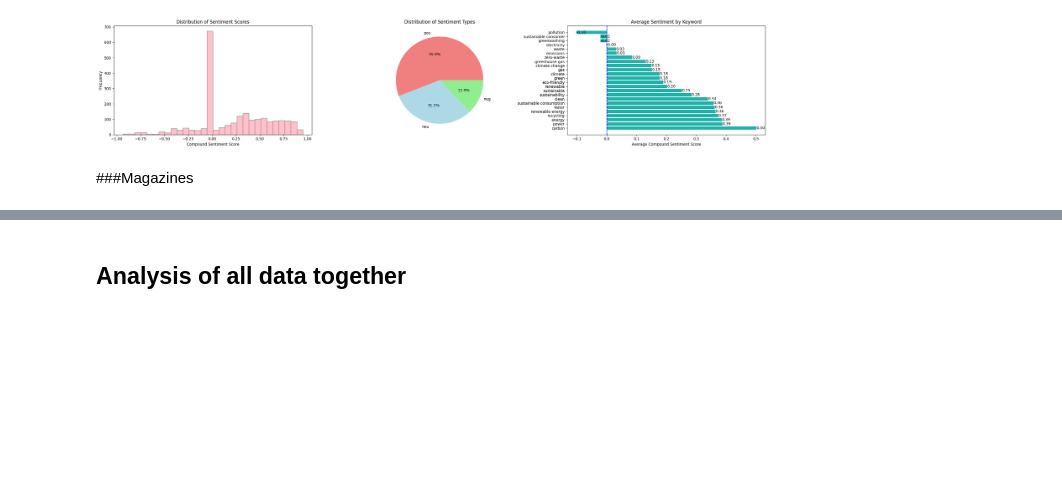
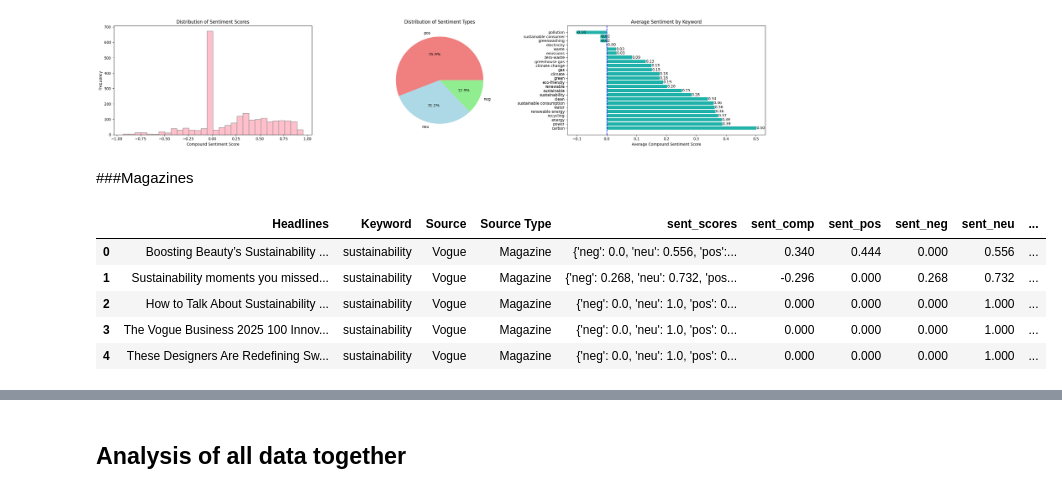
Before and after one commit to teawag-ucla/16B-Project-DTM, a Jupyter notebook: sentiment_notebook.ipynb, the cells around one changed output, grey strips where cells are left out. Cells and saved outputs as stored; diff of their text form; code cells hidden in the pictures; blank space fills up the shorter version.

```diff
--- a/sentiment_notebook.ipynb
+++ b/sentiment_notebook.ipynb
@@ -84,6 +82,13 @@ journal_graphs = jsa.sent_result_graphs(analyzed_journals, keyAnalyzed_journals)
 # %% [markdown]
 ###Magazines
 # %%
-analyzed_magazines = jsa.text_sentimentAnalysis(df_magazines, 'headline')
+analyzed_magazines = jsa.text_sentimentAnalysis(df_magazines, 'Headlines')
 analyzed_magazines.head()
+# %% [output]
+|  | Headlines | Keyword | Source | Source Type | sent_scores | sent_comp | sent_pos | sent_neg | sent_neu | ... |
+| 0 | Boosting Beauty’s Sustainability ... | sustainability | Vogue | Magazine | {'neg': 0.0, 'neu': 0.556, 'pos':... | 0.340 | 0.444 | 0.000 | 0.556 | ... |
+| 1 | Sustainability moments you missed... | sustainability | Vogue | Magazine | {'neg': 0.268, 'neu': 0.732, 'pos... | -0.296 | 0.000 | 0.268 | 0.732 | ... |
+| 2 | How to Talk About Sustainability ... | sustainability | Vogue | Magazine | {'neg': 0.0, 'neu': 1.0, 'pos': 0... | 0.000 | 0.000 | 0.000 | 1.000 | ... |
+| 3 | The Vogue Business 2025 100 Innov... | sustainability | Vogue | Magazine | {'neg': 0.0, 'neu': 1.0, 'pos': 0... | 0.000 | 0.000 | 0.000 | 1.000 | ... |
+| 4 | These Designers Are Redefining Sw... | sustainability | Vogue | Magazine | {'neg': 0.0, 'neu': 1.0, 'pos': 0... | 0.000 | 0.000 | 0.000 | 1.000 | ... |
 # %%
```
Also changed, not shown: parts of 9 cells of this notebook.
